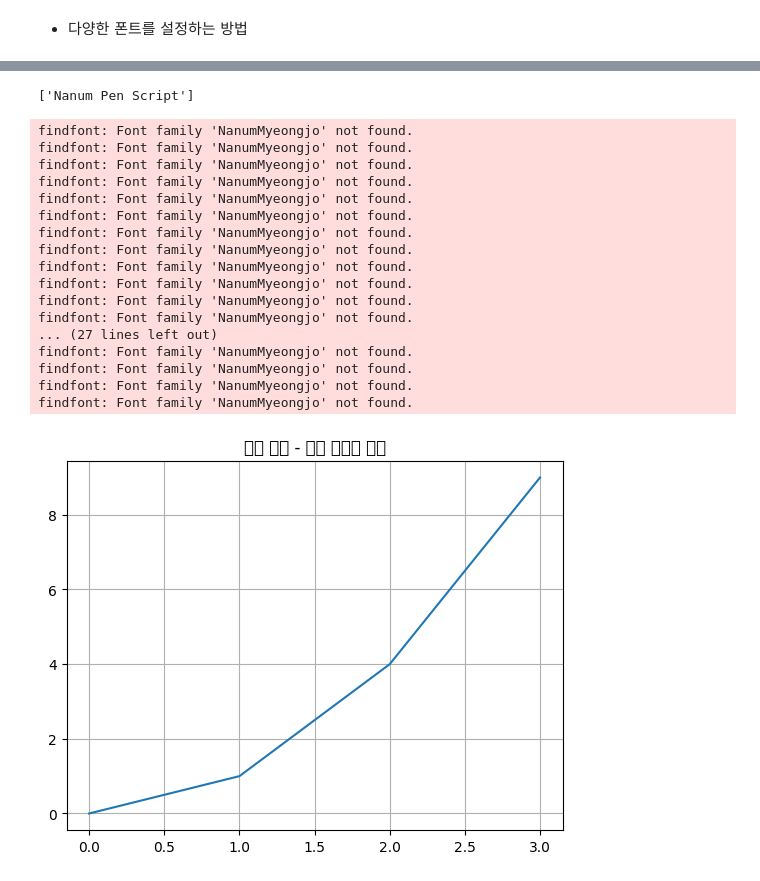
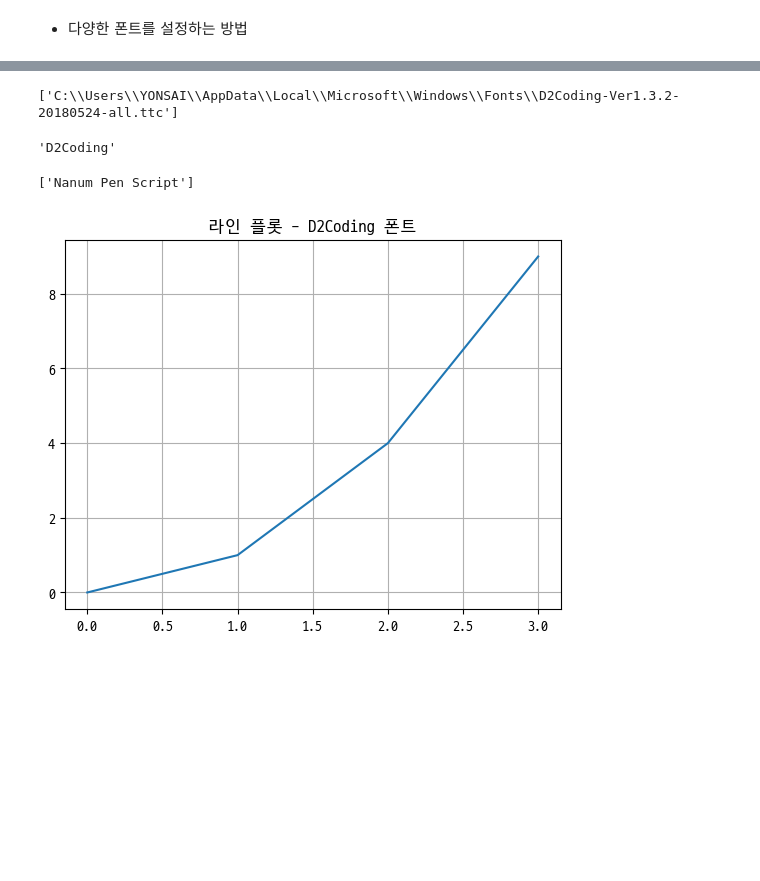
Before and after one commit to yumii2307/DataAnalysis_Lecture-2023.04, a Jupyter notebook: 03.시각화/01.한글(VSCode).ipynb, the cells around one changed output, grey strips where cells are left out. Cells and saved outputs as stored; diff of their text form; code cells hidden in the pictures; blank space fills up the shorter version.

```diff
--- a/03.시각화/01.한글(VSCode).ipynb
+++ b/03.시각화/01.한글(VSCode).ipynb
@@ -41 +44,10 @@ AttributeError: module 'matplotlib.font_manager' has no attribute '_rebuild'
+# %%
+font_list[:10]
+# %% [output]
+['C:\\Users\\YONSAI\\AppData\\Local\\Microsoft\\Windows\\Fonts\\D2Coding-Ver1.3.2-20180524-all.ttc']
+# %%
+f = fm.FontProperties(fname='C:\\Users\\YONSAI\\AppData\\Local\\Microsoft\\Windows\\Fonts\\D2Coding-Ver1.3.2-20180524-all.ttc')
+f.get_name()
+# %% [output]
+'D2Coding'
 # %%
@@ -47,26 +59,8 @@ font_list = fm.findSystemFonts(fontpaths=None, fontext='ttf')
 # %%
-#plt.rcParams['font.family'] = 'NanumMyeongjo'
-plt.rc('font', family='NanumMyeongjo')
+plt.rcParams['font.family'] = 'D2Coding'
 plt.plot([0,1,2,3], [0,1,4,9])      # X, Y
-plt.title('라인 플롯 - 나눔 스퀘어 폰트')
+plt.title('라인 플롯 - D2Coding 폰트')
 plt.grid()                          # 격자선
 plt.show()
 # %% [output]
-findfont: Font family 'NanumMyeongjo' not found.
-findfont: Font family 'NanumMyeongjo' not found.
-findfont: Font family 'NanumMyeongjo' not found.
-findfont: Font family 'NanumMyeongjo' not found.
-findfont: Font family 'NanumMyeongjo' not found.
-findfont: Font family 'NanumMyeongjo' not found.
-findfont: Font family 'NanumMyeongjo' not found.
-findfont: Font family 'NanumMyeongjo' not found.
-findfont: Font family 'NanumMyeongjo' not found.
-findfont: Font family 'NanumMyeongjo' not found.
-findfont: Font family 'NanumMyeongjo' not found.
-findfont: Font family 'NanumMyeongjo' not found.
-... (27 lines left out)
-findfont: Font family 'NanumMyeongjo' not found.
-findfont: Font family 'NanumMyeongjo' not found.
-findfont: Font family 'NanumMyeongjo' not found.
-findfont: Font family 'NanumMyeongjo' not found.
-[figure, old version]
+[figure, new version]
```
Also changed, not shown: parts of 7 cells of this notebook, 1 other file.
